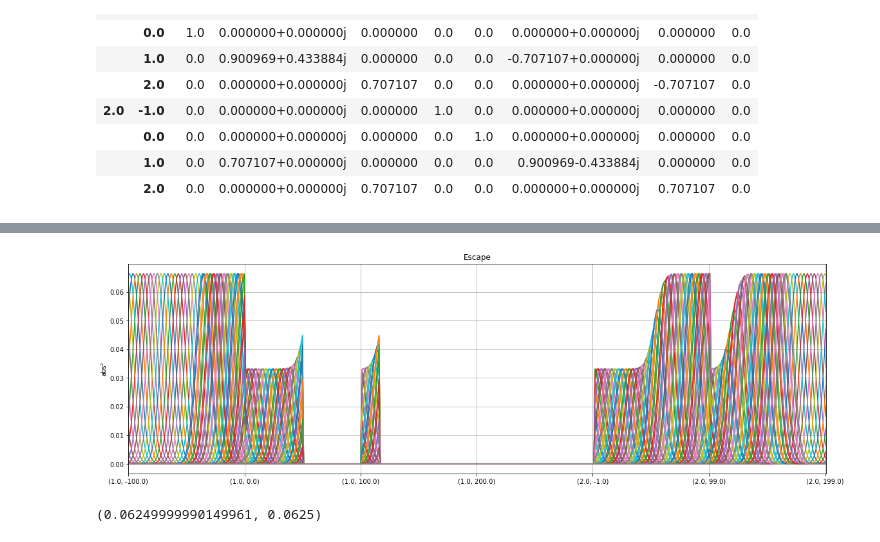
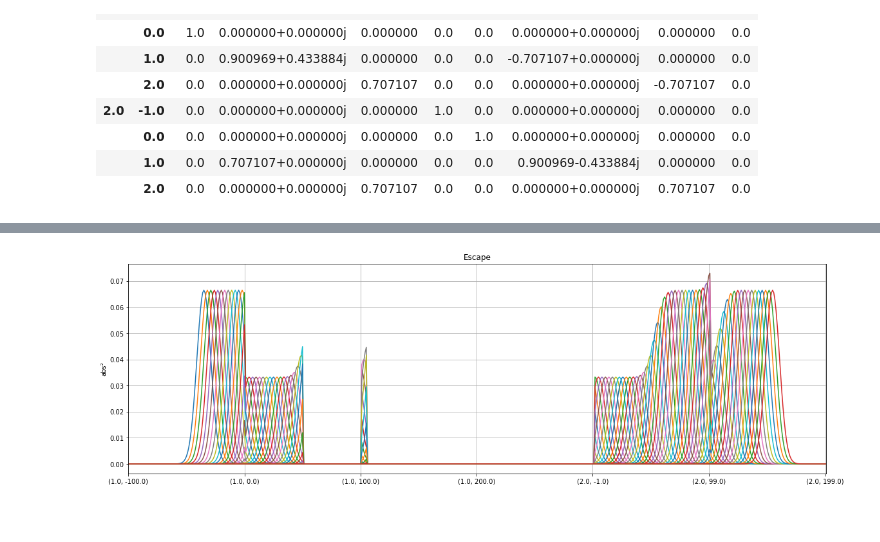
Before and after one commit to dfarre/hilbert-curve, a Jupyter notebook: notebooks/mach-zehnder-test.ipynb, the cells around one changed output, grey strips where cells are left out. Cells and saved outputs as stored; diff of their text form; code cells hidden in the pictures.

```diff
--- a/notebooks/mach-zehnder-test.ipynb
+++ b/notebooks/mach-zehnder-test.ipynb
@@ -30,8 +30,8 @@ system.show_density_evolution(gaussian, 200, ncurves=40)
 # %%
 xc = sorted(system.attr['phases'], key=lambda it: it[0])[0]  # detector at internal arm
-xe = (1, system.attr['splitters'][1] + 16*system.cell)  # exit detector
+xe = (1, system.attr['splitters'][1] + 5*system.cell)  # exit detector
 histories = system.collapsing_history(gaussian, xc, xe, go_on=lambda v: round(1 - v[-1].image[2,101:].norm, 31))
 histories.simulate_density(step=3)
 # %% [output]
-[figure, old version]
+[figure, new version]
 # %%
@@ -41,4 +38,0 @@ assert histories.consistent
-# %%
-histories.weight, 0.25**2
-# %% [output]
-(0.06249999990149961, 0.0625)
```
Also changed, not shown: parts of 7 cells of this notebook, 2 other files.
